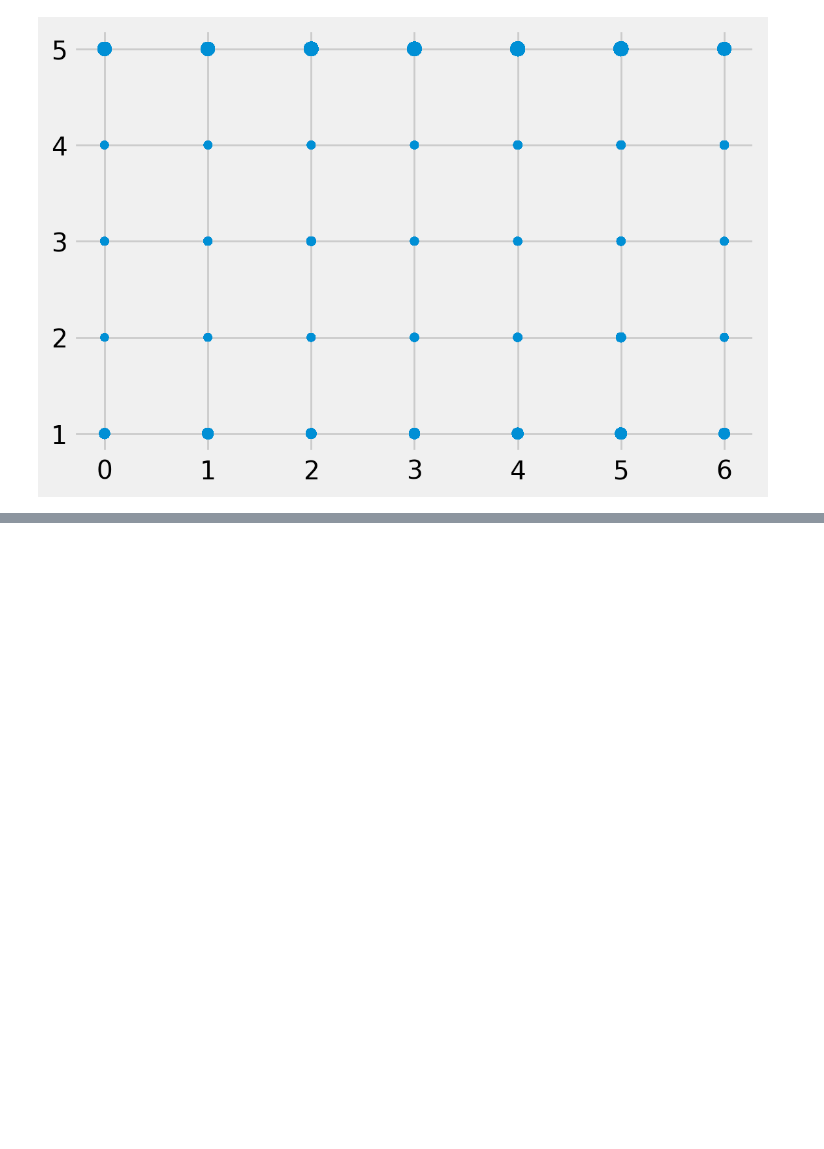
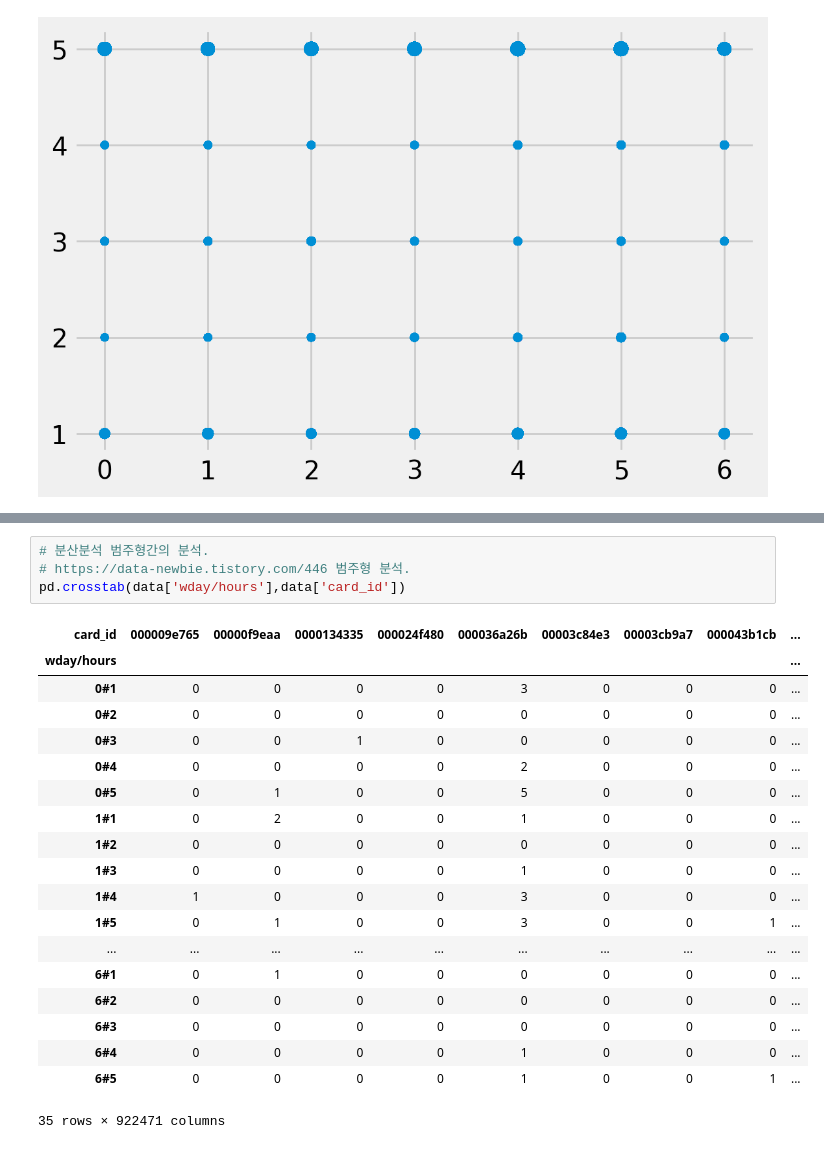
Before and after one commit to Sejong-Kaggle-Challengers/98hyun, a Jupyter notebook: [5주차]/eda.ipynb, the cells around one changed output, grey strips where cells are left out. Cells and saved outputs as stored; diff of their text form; blank space fills up the shorter version.

```diff
--- a/[5주차]/eda.ipynb
+++ b/[5주차]/eda.ipynb
@@ -73,0 +185,24 @@ plt.show()
+# %%
+# 분산분석 범주형간의 분석.
+# https://data-newbie.tistory.com/446 범주형 분석.
+pd.crosstab(data['wday/hours'],data['card_id'])
+# %% [output]
+| card_id | 000009e765 | 00000f9eaa | 0000134335 | 000024f480 | 000036a26b | 00003c84e3 | 00003cb9a7 | 000043b1cb | ... |
+| wday/hours |  |  |  |  |  |  |  |  | ... |
+| 0#1 | 0 | 0 | 0 | 0 | 3 | 0 | 0 | 0 | ... |
+| 0#2 | 0 | 0 | 0 | 0 | 0 | 0 | 0 | 0 | ... |
+| 0#3 | 0 | 0 | 1 | 0 | 0 | 0 | 0 | 0 | ... |
+| 0#4 | 0 | 0 | 0 | 0 | 2 | 0 | 0 | 0 | ... |
+| 0#5 | 0 | 1 | 0 | 0 | 5 | 0 | 0 | 0 | ... |
+| 1#1 | 0 | 2 | 0 | 0 | 1 | 0 | 0 | 0 | ... |
+| 1#2 | 0 | 0 | 0 | 0 | 0 | 0 | 0 | 0 | ... |
+| 1#3 | 0 | 0 | 0 | 0 | 1 | 0 | 0 | 0 | ... |
+| 1#4 | 1 | 0 | 0 | 0 | 3 | 0 | 0 | 0 | ... |
+| 1#5 | 0 | 1 | 0 | 0 | 3 | 0 | 0 | 1 | ... |
+| ... | ... | ... | ... | ... | ... | ... | ... | ... | ... |
+| 6#1 | 0 | 1 | 0 | 0 | 0 | 0 | 0 | 0 | ... |
+| 6#2 | 0 | 0 | 0 | 0 | 0 | 0 | 0 | 0 | ... |
+| 6#3 | 0 | 0 | 0 | 0 | 0 | 0 | 0 | 0 | ... |
+| 6#4 | 0 | 0 | 0 | 0 | 1 | 0 | 0 | 0 | ... |
+| 6#5 | 0 | 0 | 0 | 0 | 1 | 0 | 0 | 1 | ... |
+35 rows × 922471 columns
```
Also changed, not shown: parts of 21 cells of this notebook, 1 other file.
